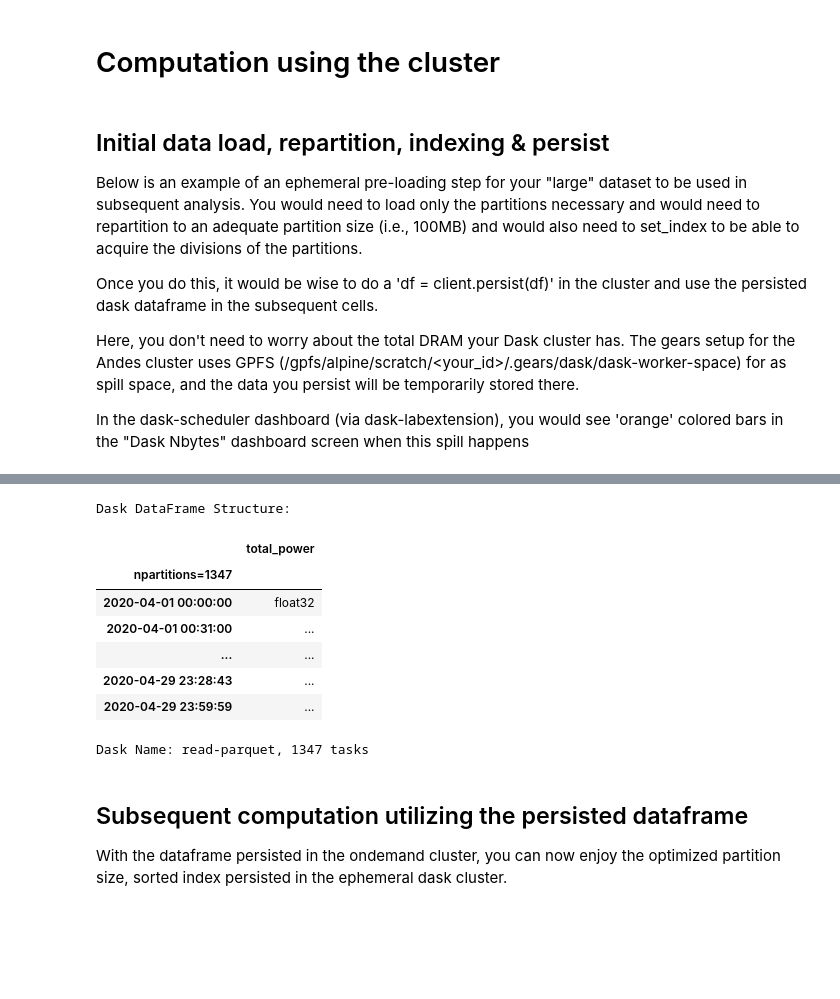
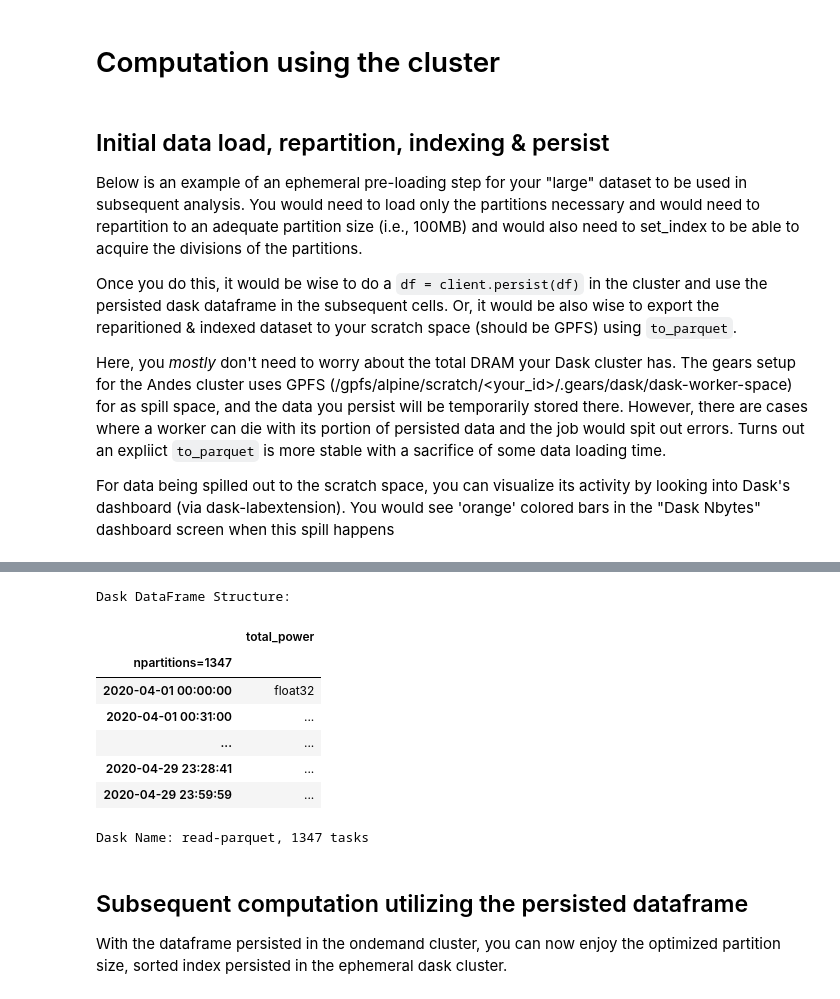
Before and after one commit to at-aaims/gears, a Jupyter notebook: examples/dask-slurm-andes.ipynb, the cells around one changed output, grey strips where cells are left out. Cells and saved outputs as stored; diff of their text form; code cells hidden in the pictures; blank space fills up the shorter version.

Commit message:
Update dask example
Signed-off-by: Woong Shin <shinw@ornl.gov>

```diff
--- a/examples/dask-slurm-andes.ipynb
+++ b/examples/dask-slurm-andes.ipynb
@@ -51,11 +59,11 @@ Dashboard address for the dask-labextension
 
 Below is an example of an ephemeral pre-loading step for your "large" dataset to be used in subsequent analysis.  You would need to load only the partitions necessary and would need to repartition to an adequate partition size (i.e., 100MB) and would also need to set_index to be able to acquire the divisions of the partitions.
 
-Once you do this, it would be wise to do a 'df = client.persist(df)' in the cluster and use the persisted dask dataframe in the subsequent cells.
+Once you do this, it would be wise to do a `df = client.persist(df)` in the cluster and use the persisted dask dataframe in the subsequent cells.  Or, it would be also wise to export the reparitioned & indexed dataset to your scratch space (should be GPFS) using `to_parquet`.
 
-Here, you don't need to worry about the total DRAM your Dask cluster has.  The gears setup for the Andes cluster uses GPFS (/gpfs/alpine/scratch/<your_id>/.gears/dask/dask-worker-space) for as spill space, and the data you persist will be temporarily stored there.
+Here, you *mostly* don't need to worry about the total DRAM your Dask cluster has.  The gears setup for the Andes cluster uses GPFS (/gpfs/alpine/scratch/<your_id>/.gears/dask/dask-worker-space) for as spill space, and the data you persist will be temporarily stored there.  However, there are cases where a worker can die with its portion of persisted data and the job would spit out errors.  Turns out an expliict `to_parquet` is more stable with a sacrifice of some data loading time.
 
-In the dask-scheduler dashboard (via dask-labextension), you would see 'orange' colored bars in the "Dask Nbytes" dashboard screen when this spill happens
+For data being spilled out to the scratch space, you can visualize its activity by looking into Dask's dashboard (via dask-labextension).  You would see 'orange' colored bars in the "Dask Nbytes" dashboard screen when this spill happens
 # %%
 %%time
 import os
@@ -71,7 +79,7 @@ import dask.dataframe as dd
 import os
 SCRATCH = f"{os.environ['MEMBERWORK']}/gen150/.gears/gears/examples"
 
-DATASET = '/gpfs/alpine/stf218/proj-shared/stf008stc/openbmc.summit.raw/openbmc-202004*-*.parquet'
+DATASET = '/gpfs/alpine/gen150/proj-shared/data/lake.dev/openbmc.summit.raw/openbmc-202004*-*.parquet'
 PRECOMPUTE = f"{SCRATCH}/total_power.parquet"
 os.makedirs(SCRATCH, exist_ok=True)
 
@@ -100,10 +108,10 @@ Wall time: 1.04 s
 Dask DataFrame Structure:
 |  | total_power |
 | npartitions=1347 |  |
 | 2020-04-01 00:00:00 | float32 |
 | 2020-04-01 00:31:00 | ... |
 | ... | ... |
-| 2020-04-29 23:28:43 | ... |
+| 2020-04-29 23:28:41 | ... |
 | 2020-04-29 23:59:59 | ... |
 Dask Name: read-parquet, 1347 tasks
 # %% [markdown]
```
Also changed, not shown: parts of 7 cells of this notebook.
